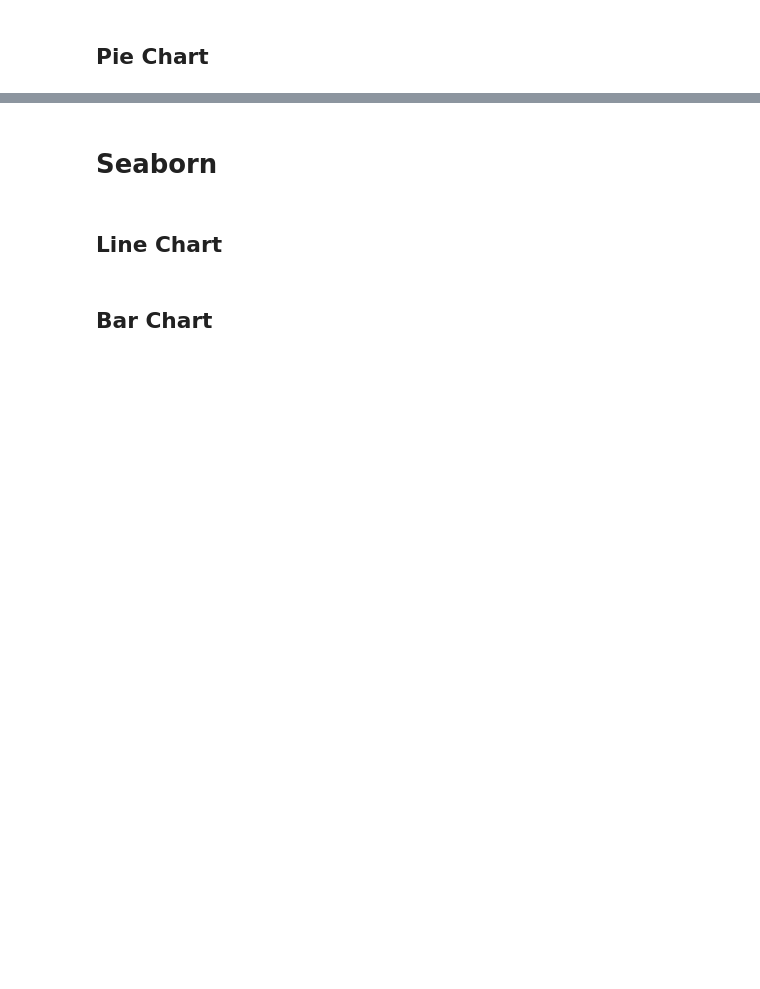
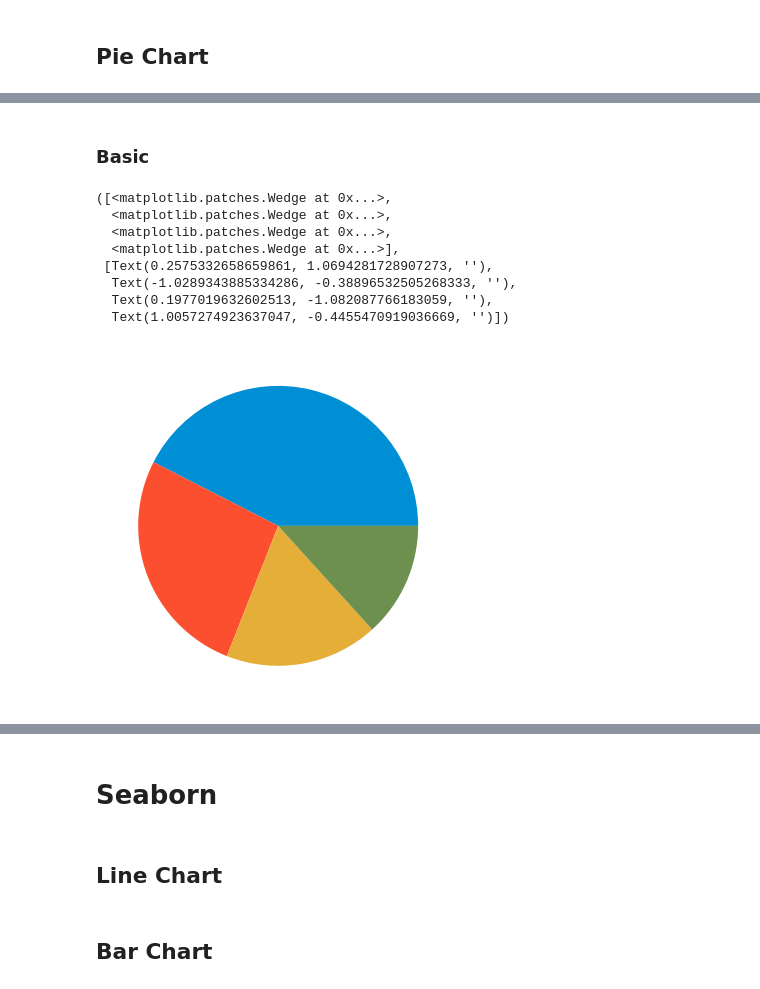
Before and after one commit to dayanandv/Data-Science, a Jupyter notebook: Visualization.ipynb, the cells around one changed output, grey strips where cells are left out. Drawn from its saved outputs; the diff is of its cells as text; code cells hidden in the pictures; blank space fills up the shorter version.

```diff
--- a/Visualization.ipynb
+++ b/Visualization.ipynb
@@ -201,0 +249,19 @@ plt.legend()
+# %% [markdown]
+### Basic
+# %%
+plt.figure(figsize=(6,6))
+tickets = [48 , 30 , 20 , 15]
+#labels = ['Low' , 'Medium' , 'High' , 'Critical']
+#colors = ['#8BC34A','#D4E157','#FFB300','#FF7043']
+#plt.pie (tickets , labels= labels , colors= colors , startangle=45)
+plt.pie (tickets)
+# %% [output]
+([<matplotlib.patches.Wedge at 0x...>,
+  <matplotlib.patches.Wedge at 0x...>,
+  <matplotlib.patches.Wedge at 0x...>,
+  <matplotlib.patches.Wedge at 0x...>],
+ [Text(0.2575332658659861, 1.0694281728907273, ''),
+  Text(-1.0289343885334286, -0.38896532505268333, ''),
+  Text(0.1977019632602513, -1.082087766183059, ''),
+  Text(1.0057274923637047, -0.4455470919036669, '')])
+[figure, added]
```
Also changed, not shown: parts of 20 cells of this notebook.
